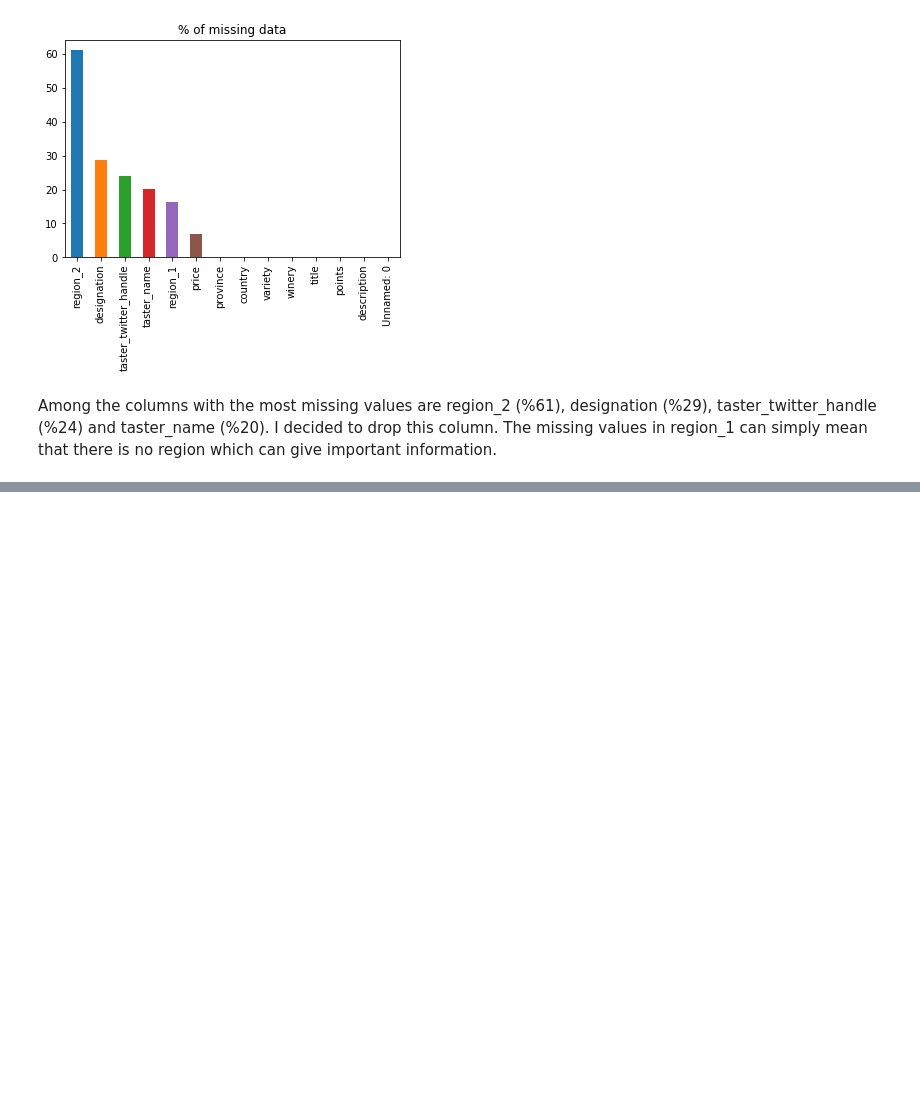
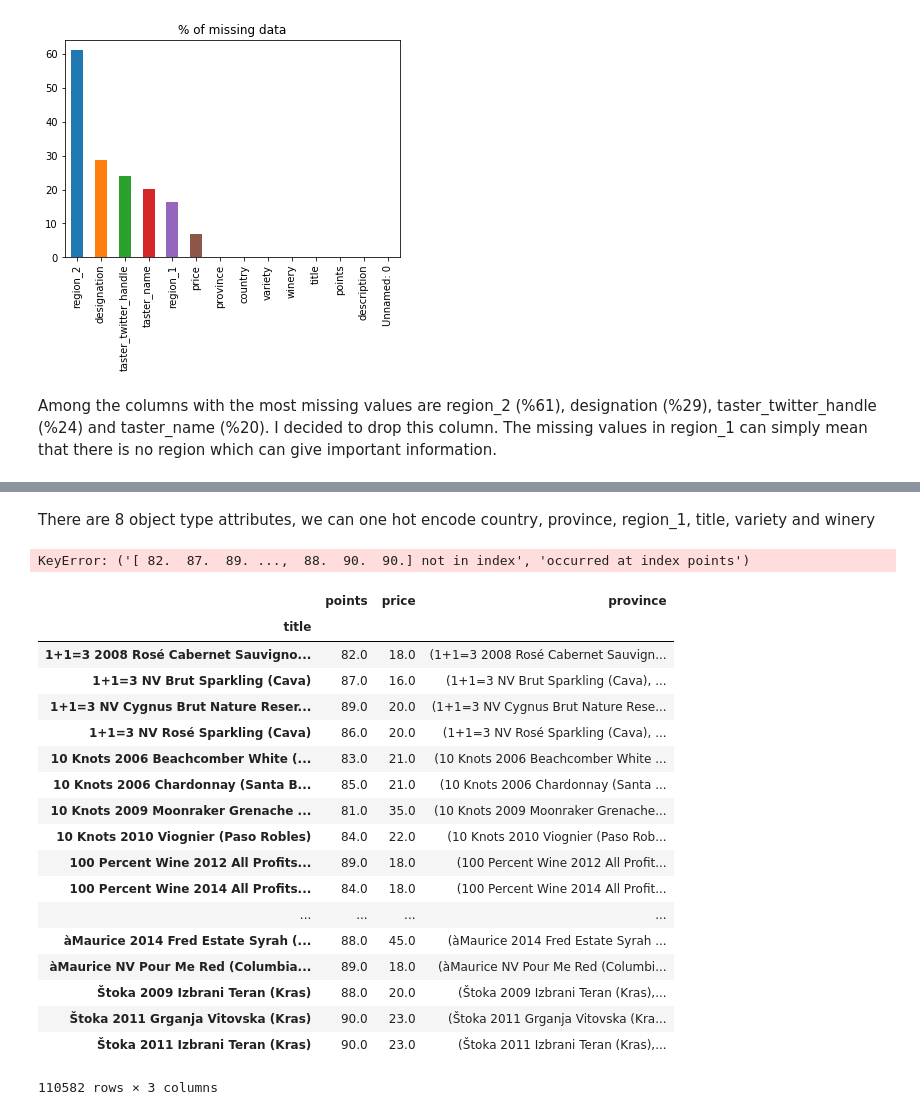
Before and after one commit to lenuel/Wine-Analysis, a Jupyter notebook: wine-analysis.ipynb, the cells around one changed output, grey strips where cells are left out. Saved outputs shown, nothing was run; the diff lists cells and outputs as text; code cells hidden in the pictures; blank space fills up the shorter version.

Commit message:
continue to analyze missing data, group wine by name

```diff
--- a/wine-analysis.ipynb
+++ b/wine-analysis.ipynb
@@ -50,3 +58,9 @@ wine_clmn_reduced.head()
 | 2 | 2 | US | Tart and snappy, the flavors of l... | 87 | 14.0 | Oregon | Willamette Valley | Rainstorm 2013 Pinot Gris (Willam... | Pinot Gris | Rainstorm |
 | 3 | 3 | US | Pineapple rind, lemon pith and or... | 87 | 13.0 | Michigan | Lake Michigan Shore | St. Julian 2013 Reserve Late Harv... | Riesling | St. Julian |
 | 4 | 4 | US | Much like the regular bottling fr... | 87 | 65.0 | Oregon | Willamette Valley | Sweet Cheeks 2012 Vintner's Reser... | Pinot Noir | Sweet Cheeks |
+# %%
+#missing by rows
+#drop rows with missing price
+wine_row_reduced = wine_clmn_reduced.dropna(subset=['price'], how='any')
+print(wine_row_reduced.shape)
+wine_row_reduced.head()
@@ -52,0 +90,6 @@ wine_clmn_reduced.head()
+# %%
+#Since country is one of the most important attribute to predict price. We will drop 59 rows with missing country.
+wine_row_reduced = wine_row_reduced.dropna(subset=['country','variety'], how='any')
+#check missing values by column again
+print("Number of rows, columns:", (wine_row_reduced.shape[0], wine_row_reduced.shape[1]))
+wine_row_reduced.isnull().sum().sort_values(ascending=False)
@@ -52,0 +124,31 @@ wine_clmn_reduced.head()
+# %% [markdown]
+There are 8 object type attributes, we can one hot encode country, province, region_1, title, variety and winery
+# %%
+#Lets group by wines by title
+wine_groupped = wine_row_reduced.groupby(['title'])['points','price'].mean()
+# %%
+wine_groupped['province'] = wine_groupped.apply(lambda x: wine_row_reduced[x])
+# %% [output]
+KeyError: ('[ 82.  87.  89. ...,  88.  90.  90.] not in index', 'occurred at index points')
+# %%
+wine_groupped
+# %% [output]
+|  | points | price | province |
+| title |  |  |  |
+| 1+1=3 2008 Rosé Cabernet Sauvigno... | 82.0 | 18.0 | (1+1=3 2008 Rosé Cabernet Sauvign... |
+| 1+1=3 NV Brut Sparkling (Cava) | 87.0 | 16.0 | (1+1=3 NV Brut Sparkling (Cava), ... |
+| 1+1=3 NV Cygnus Brut Nature Reser... | 89.0 | 20.0 | (1+1=3 NV Cygnus Brut Nature Rese... |
+| 1+1=3 NV Rosé Sparkling (Cava) | 86.0 | 20.0 | (1+1=3 NV Rosé Sparkling (Cava), ... |
+| 10 Knots 2006 Beachcomber White (... | 83.0 | 21.0 | (10 Knots 2006 Beachcomber White ... |
+| 10 Knots 2006 Chardonnay (Santa B... | 85.0 | 21.0 | (10 Knots 2006 Chardonnay (Santa ... |
+| 10 Knots 2009 Moonraker Grenache ... | 81.0 | 35.0 | (10 Knots 2009 Moonraker Grenache... |
+| 10 Knots 2010 Viognier (Paso Robles) | 84.0 | 22.0 | (10 Knots 2010 Viognier (Paso Rob... |
+| 100 Percent Wine 2012 All Profits... | 89.0 | 18.0 | (100 Percent Wine 2012 All Profit... |
+| 100 Percent Wine 2014 All Profits... | 84.0 | 18.0 | (100 Percent Wine 2014 All Profit... |
+| ... | ... | ... | ... |
+| àMaurice 2014 Fred Estate Syrah (... | 88.0 | 45.0 | (àMaurice 2014 Fred Estate Syrah ... |
+| àMaurice NV Pour Me Red (Columbia... | 89.0 | 18.0 | (àMaurice NV Pour Me Red (Columbi... |
+| Štoka 2009 Izbrani Teran (Kras) | 88.0 | 20.0 | (Štoka 2009 Izbrani Teran (Kras),... |
+| Štoka 2011 Grganja Vitovska (Kras) | 90.0 | 23.0 | (Štoka 2011 Grganja Vitovska (Kra... |
+| Štoka 2011 Izbrani Teran (Kras) | 90.0 | 23.0 | (Štoka 2011 Izbrani Teran (Kras),... |
+110582 rows × 3 columns
```
Also changed, not shown: parts of 6 cells of this notebook.
